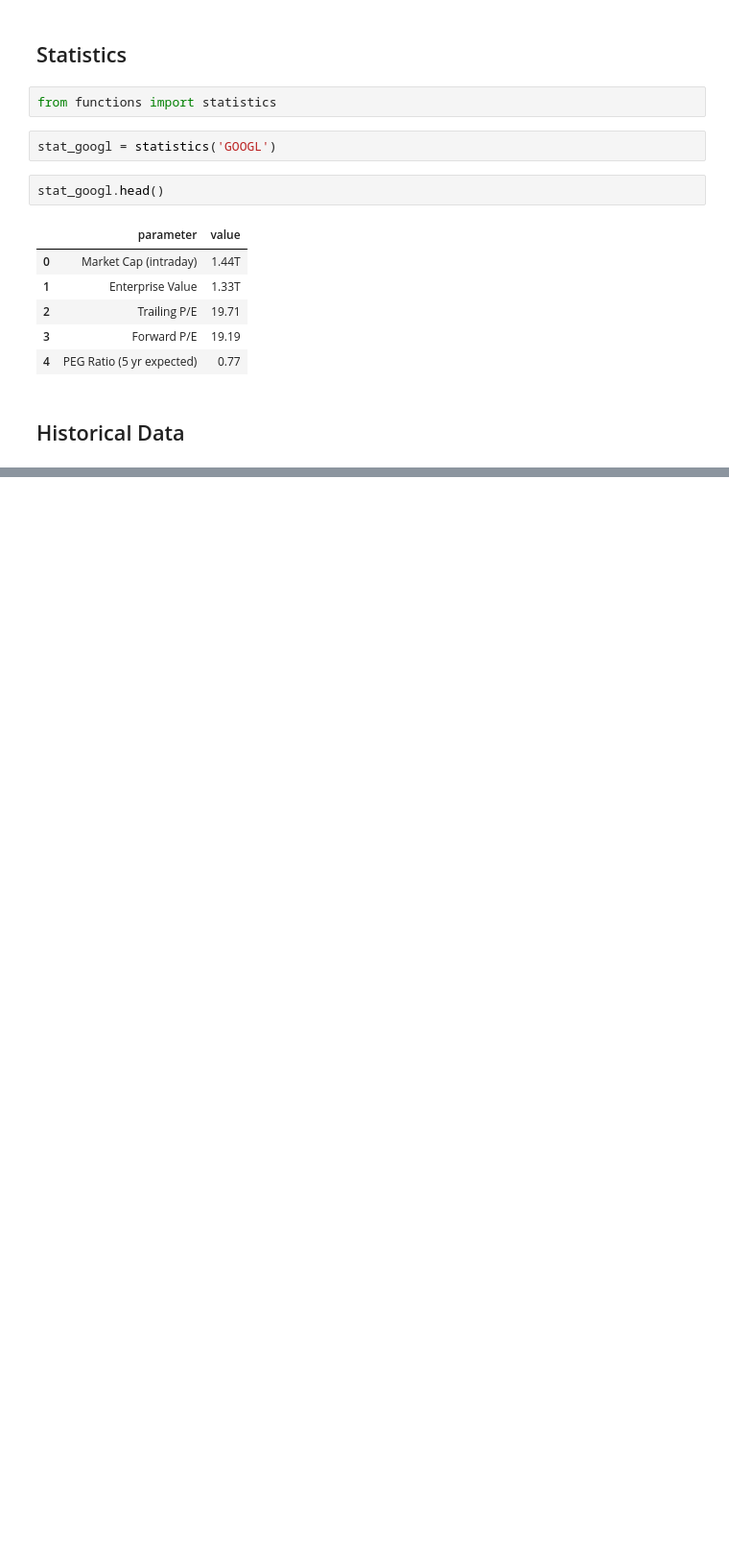
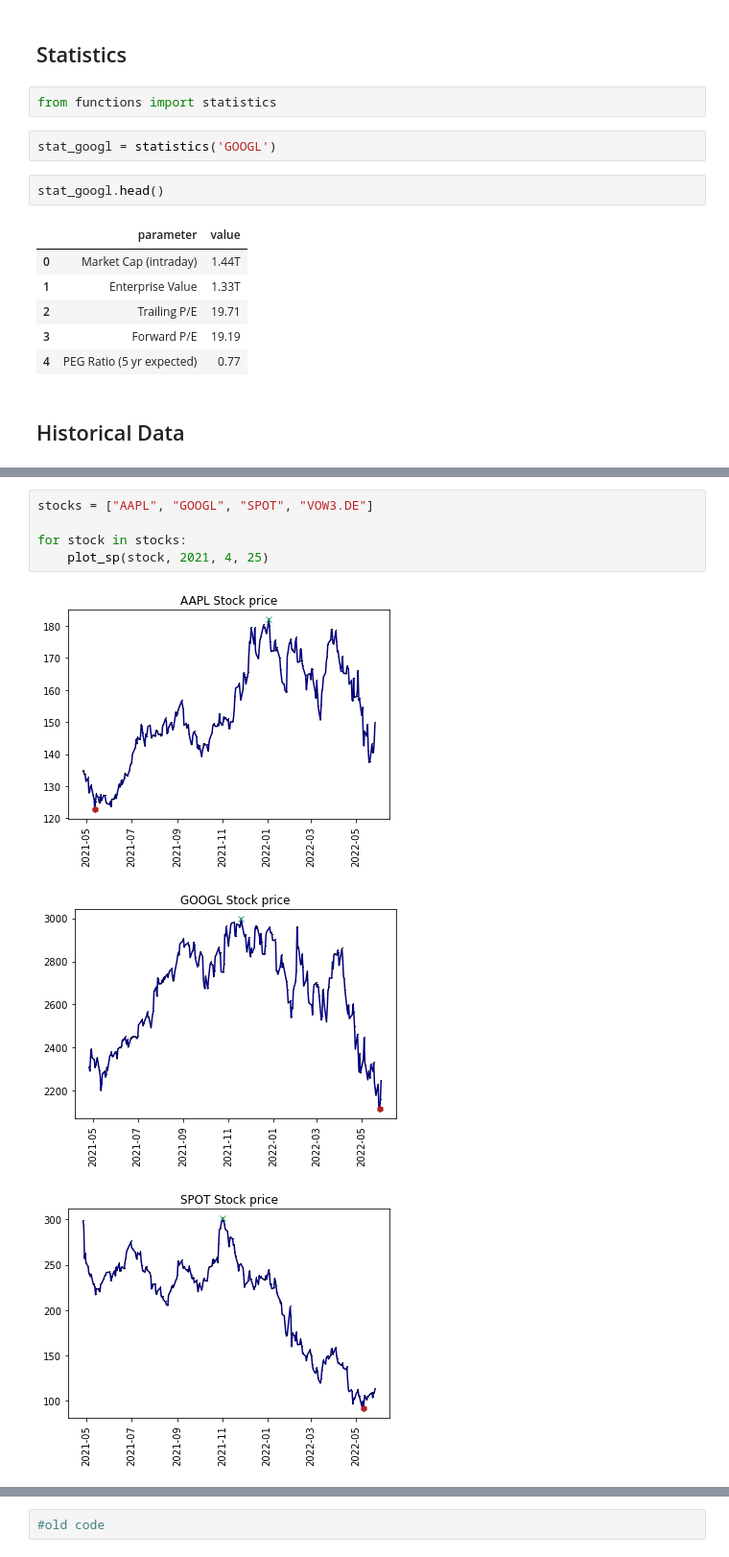
Before and after one commit to stijnverpoest/stock-scraping, a Jupyter notebook: stock_scraping.ipynb, the cells around one changed output, grey strips where cells are left out. Shown at 96% size. Cells and saved outputs as stored; diff of their text form; blank space fills up the shorter version.

```diff
--- a/stock_scraping.ipynb
+++ b/stock_scraping.ipynb
@@ -91,0 +92,9 @@ len(ASML_sp)
+# %%
+stocks = ["AAPL", "GOOGL", "SPOT", "VOW3.DE"]
+
+for stock in stocks:
+    plot_sp(stock, 2021, 4, 25)
+# %% [output]
+[figure, added]
+[figure, added]
+[figure, added]
@@ -92 +102,3 @@ len(ASML_sp)
+# %%
+#old code
 # %%
```
Also changed, not shown: parts of 25 cells of this notebook, 1 other file.
